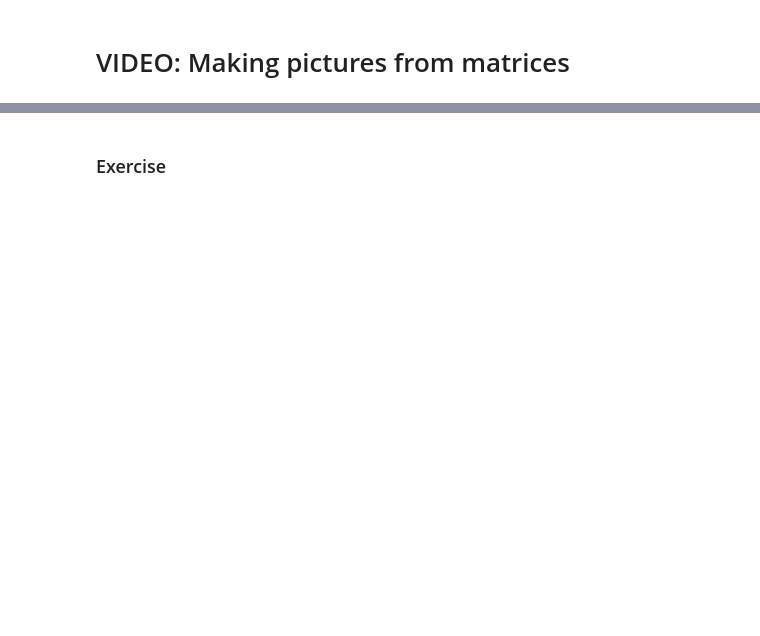
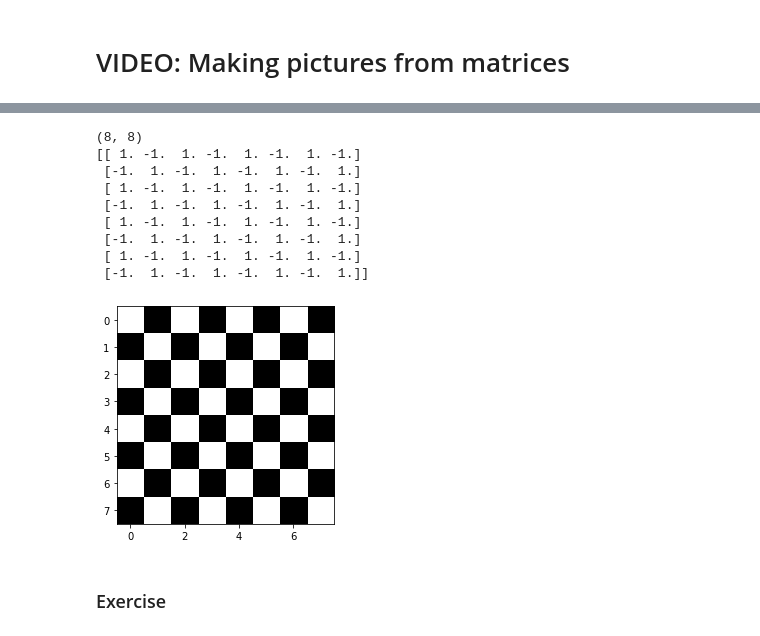
Before and after one commit to invegat/udemyMasterMath, a Jupyter notebook: MXC_pymath_graphing.ipynb, the cells around one changed output, grey strips where cells are left out. Cells and saved outputs as stored; diff of their text form; code cells hidden in the pictures; blank space fills up the shorter version.

```diff
--- a/MXC_pymath_graphing.ipynb
+++ b/MXC_pymath_graphing.ipynb
@@ -370,3 +493,36 @@ plt.show()
+# %%
+A = np.zeros((8,8))
+
+print( np.shape(A) )
+
+for i in range(0,np.shape(A)[0]):
+    for j in range(0,np.shape(A)[1]):
+
+        # populate the matrix
+        A[i,j] = int((-1)**(i + j))
+
+print(A)
+plt.imshow(A)
+# plt.plot([0,3],[8,2],'r',linewidth=4)
+plt.set_cmap('gray')
+
+# for i in range(0,np.shape(A)[0]):
+#     for j in range(0,np.shape(A)[1]):
+#         plt.text(j,i,int(A[i,j]),horizontalalignment='center',verticalalignment='center')
+
+
+plt.show()
+# %% [output]
+(8, 8)
+[[ 1. -1.  1. -1.  1. -1.  1. -1.]
+ [-1.  1. -1.  1. -1.  1. -1.  1.]
+ [ 1. -1.  1. -1.  1. -1.  1. -1.]
+ [-1.  1. -1.  1. -1.  1. -1.  1.]
+ [ 1. -1.  1. -1.  1. -1.  1. -1.]
+ [-1.  1. -1.  1. -1.  1. -1.  1.]
+ [ 1. -1.  1. -1.  1. -1.  1. -1.]
+ [-1.  1. -1.  1. -1.  1. -1.  1.]]
+[figure, added]
 # %% [markdown]
 ### Exercise
 # %%
```
Also changed, not shown: parts of 28 cells of this notebook, 8 other files.
